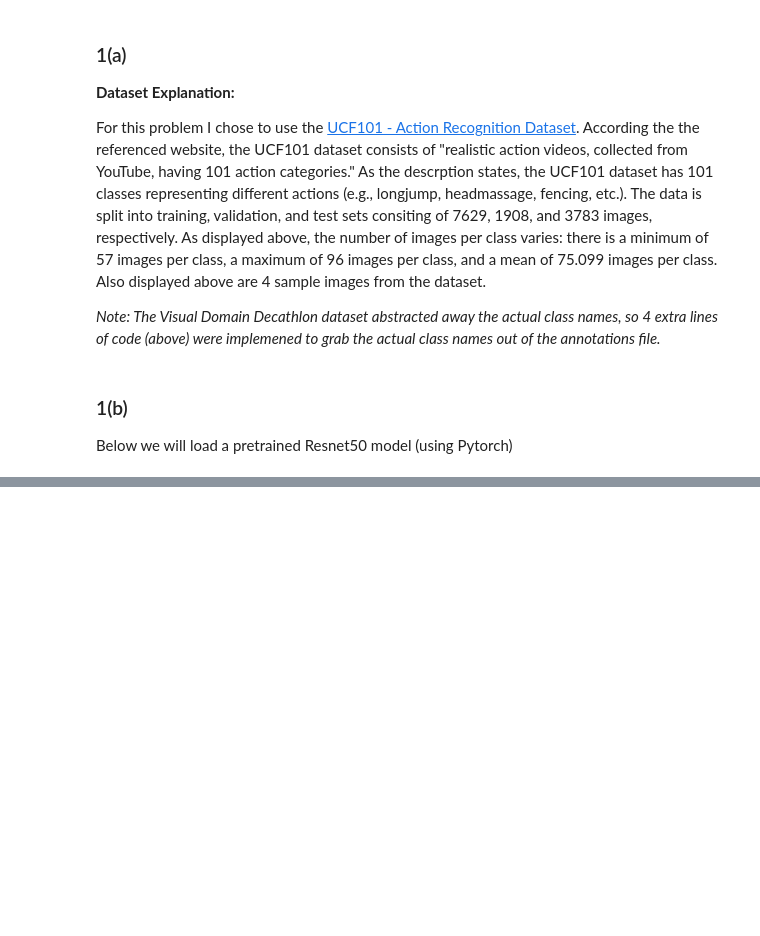
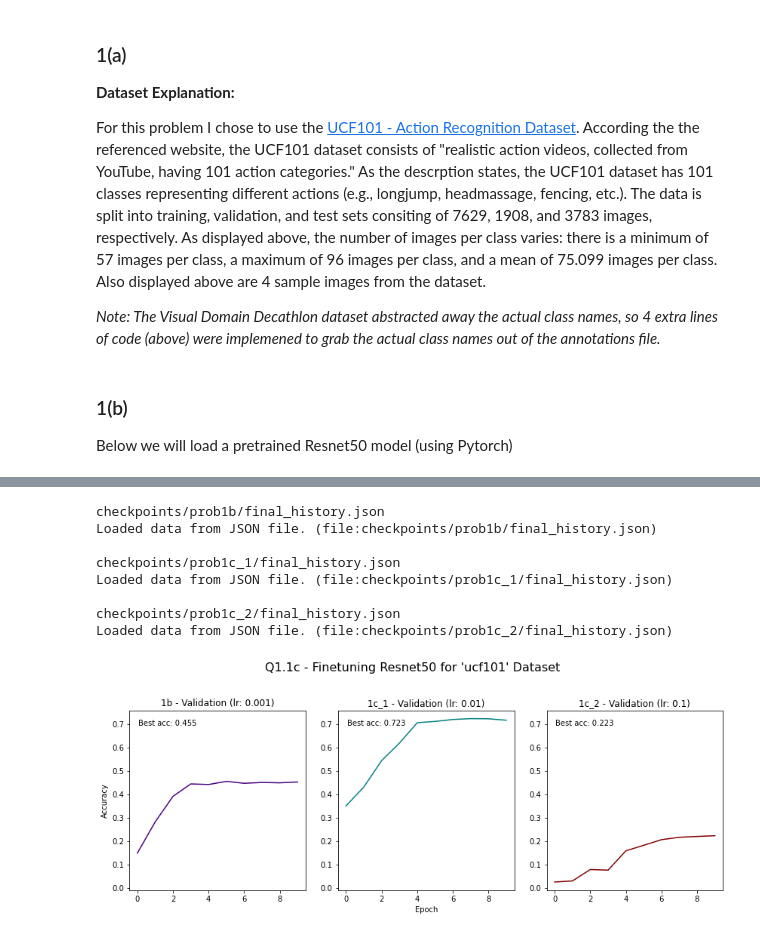
Before and after one commit to christnp/comse6998-hw4, a Jupyter notebook: hw4_nc2677_christman.ipynb, the cells around one changed output, grey strips where cells are left out. Drawn from its saved outputs; the diff is of its cells as text; code cells hidden in the pictures; blank space fills up the shorter version.

```diff
--- a/hw4_nc2677_christman.ipynb
+++ b/hw4_nc2677_christman.ipynb
@@ -497,0 +679,63 @@ hello
+# %%
+prob_names = ['prob1b','prob1c_1','prob1c_2']
+history = {'prob1b':{},'prob1c_1':{},'prob1c_2':{}}
+for prob_name in history.keys():
+    # load the stored json data into dictionary if it doesn't exist
+    hist_file = 'checkpoints/{}/final_history.json'.format(prob_name)
+    print(hist_file)
+    if os.path.isfile(hist_file):
+        with open(hist_file) as json_file:
+            history[prob_name] = json.load(json_file)
+            print('Loaded data from JSON file. (file:{})\n'.format(hist_file))
+    else:
+        sys.exit('File \'{}\' does not exist.'.format(hist_file))
+
+# display the resuls
+plt_1b = history['prob1b']['val']
+plt_1c1 = history['prob1c_1']['val']
+plt_1c2 = history['prob1c_2']['val']
+
+# best acc text
+best_1b = 'Best acc: {:0.3f}'.format(plt_1b['best_acc'])
+best_1c1 = 'Best acc: {:0.3f}'.format(plt_1c1['best_acc'] )
+best_1c2 = 'Best acc: {:0.3f}'.format(plt_1c2['best_acc'] )
+
+# define figure
+title = 'Q1.1c - Finetuning Resnet50 for \'{}\' Dataset'.format(data_name)
+fig = plt.figure(figsize=(12,5))
+fig.suptitle(title, fontsize=16)
+##
+ax1 = fig.add_subplot(1, 3, 1)
+ax1.set_title('1b - Validation (lr: 0.001)')
+ax1.set_ylabel('Accuracy')
+ax1.plot(plt_1b['epoch'], plt_1b['acc'], color='indigo')
+ax1.text(0.05, 0.95, best_1b, transform=ax1.transAxes, fontsize=10,
+        verticalalignment='top')
+##
+ax2 = fig.add_subplot(1, 3, 2,sharey = ax1)
+ax2.set_title('1c_1 - Validation (lr: 0.01)')
+ax2.set_xlabel('Epoch')
+ax2.plot(plt_1c1['epoch'], plt_1c1['acc'], color='teal')
+ax2.text(0.05, 0.95, best_1c1, transform=ax2.transAxes, fontsize=10,
+        verticalalignment='top')
+##
+ax3 = fig.add_subplot(1, 3, 3,sharey = ax1)
+ax3.set_title('1c_2 - Validation (lr: 0.1)')
+ax3.plot(plt_1c2['epoch'], plt_1c2['acc'], color='maroon')
+ax3.text(0.05, 0.95, best_1c2, transform=ax3.transAxes, fontsize=10,
+        verticalalignment='top')
+
+##
+# configure ticks/labels/layout
+plt.tight_layout(pad=2.0)
+plt.show()
+# %% [output]
+checkpoints/prob1b/final_history.json
+Loaded data from JSON file. (file:checkpoints/prob1b/final_history.json)
+
+checkpoints/prob1c_1/final_history.json
+Loaded data from JSON file. (file:checkpoints/prob1c_1/final_history.json)
+
+checkpoints/prob1c_2/final_history.json
+Loaded data from JSON file. (file:checkpoints/prob1c_2/final_history.json)
+[figure, added]
```
Also changed, not shown: parts of 12 cells of this notebook.
